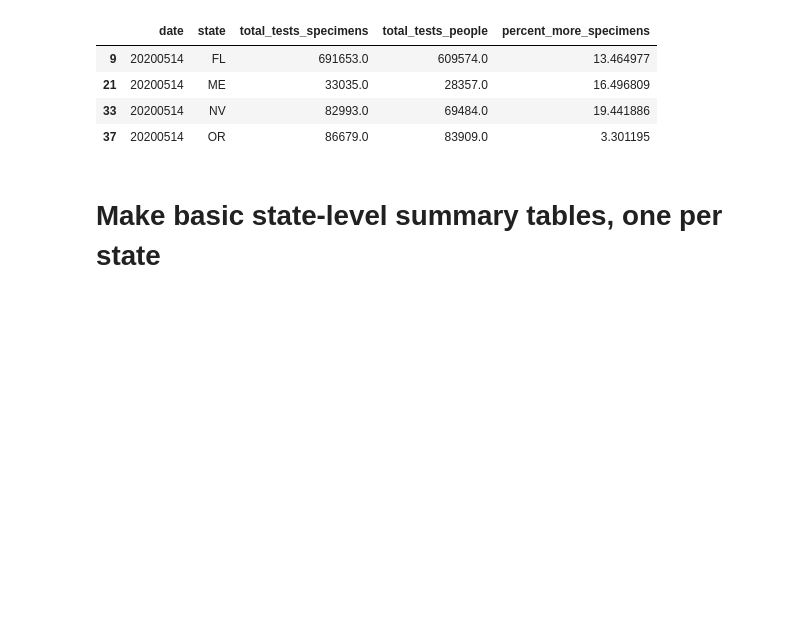
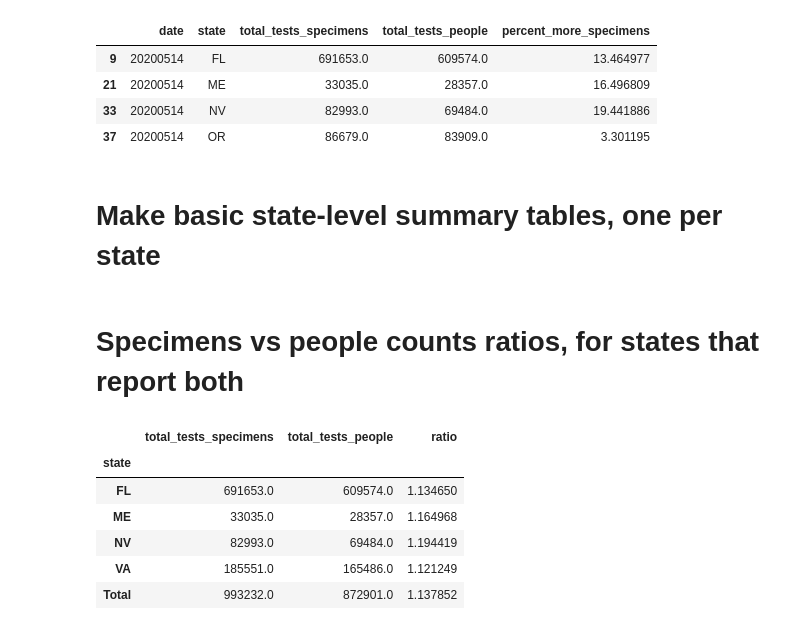
Before and after one commit to COVID19Tracking/cdc-comparison, a Jupyter notebook: CDC vs CTP comparison.ipynb, the cells around one changed output. Cells and saved outputs as stored; diff of their text form; code cells hidden in the pictures; blank space fills up the shorter version.

```diff
--- a/CDC vs CTP comparison.ipynb
+++ b/CDC vs CTP comparison.ipynb
@@ -321,3 +320,25 @@ for state in full_merged_df.index:
     }
 
     pd.DataFrame(data).to_csv('states/%s.csv' % state, index=False)
+# %% [markdown]
+# Specimens vs people counts ratios, for states that report both
+# %%
+# Get some ratio counts
+states = ['FL', 'ME', 'NV', 'VA']
+specimens_people_df = ctp_514_test_overrides.loc[ctp_514_test_overrides.state.isin(states)].copy()
+specimens_people_df['ratio'] = specimens_people_df.total_tests_specimens/specimens_people_df.total_tests_people
+specimens_people_df = specimens_people_df.drop(columns=['date']).set_index(['state'])
+specimens_people_df.loc['Total'] = [
+    sum(specimens_people_df.total_tests_specimens),
+    sum(specimens_people_df.total_tests_people),
+    np.mean(sum(specimens_people_df.total_tests_specimens)/sum(specimens_people_df.total_tests_people))
+]
+specimens_people_df
+# %% [output]
+|  | total_tests_specimens | total_tests_people | ratio |
+| state |  |  |  |
+| FL | 691653.0 | 609574.0 | 1.134650 |
+| ME | 33035.0 | 28357.0 | 1.164968 |
+| NV | 82993.0 | 69484.0 | 1.194419 |
+| VA | 185551.0 | 165486.0 | 1.121249 |
+| Total | 993232.0 | 872901.0 | 1.137852 |
```
Also changed, not shown: parts of 5 cells of this notebook, 4 other files.
